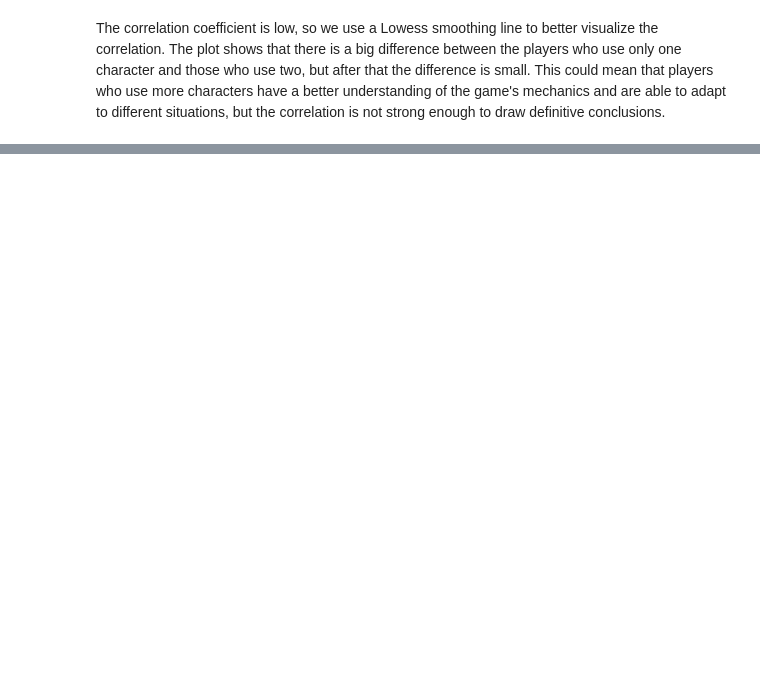
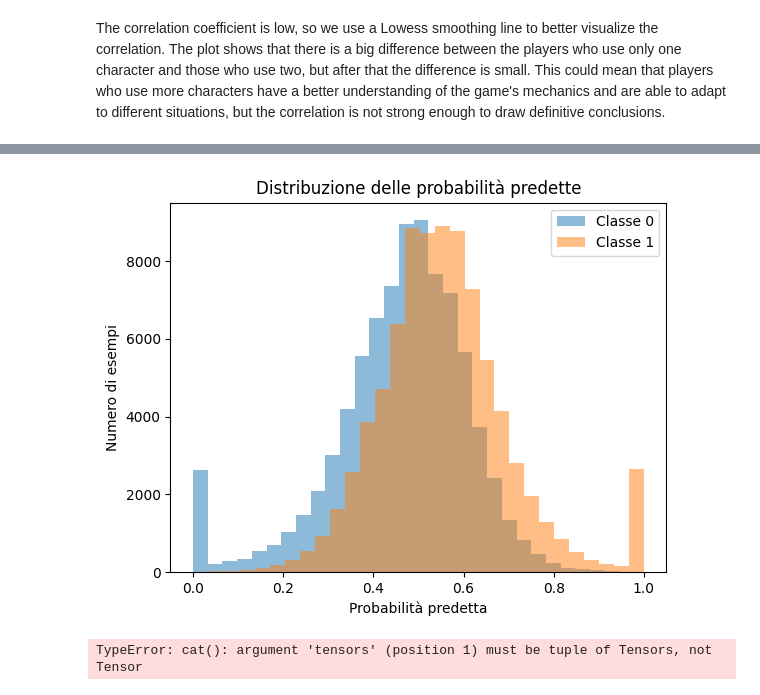
Before and after one commit to RCuccia02/SF6DataAnalysis, a Jupyter notebook: sf6_match_analysis.ipynb, the cells around one changed output, grey strips where cells are left out. Cells and saved outputs as stored; diff of their text form; code cells hidden in the pictures; blank space fills up the shorter version.

```diff
--- a/sf6_match_analysis.ipynb
+++ b/sf6_match_analysis.ipynb
@@ -676,0 +925,20 @@ trainer.fit(model, train_loader, test_loader)
+# %%
+plt.figure()
+plt.hist(all_probs[all_labels==0], bins=30, alpha=0.5, label='Classe 0')
+plt.hist(all_probs[all_labels==1], bins=30, alpha=0.5, label='Classe 1')
+plt.xlabel('Probabilità predetta')
+plt.ylabel('Numero di esempi')
+plt.title('Distribuzione delle probabilità predette')
+plt.legend()
+plt.show()
+# %% [output]
+[figure, added]
+# %%
+all_probs_tensor = torch.cat(all_probs)  # ora è un tensore 1D o 2D
+all_preds_tensor = torch.cat(all_preds)
+all_labels_tensor = torch.cat(all_labels)
+mask = (all_probs_tensor <= 0.001) | (all_probs_tensor >= 0.999)
+extreme_df = df_test_full[mask.numpy()]
+display(extreme_df)
+# %% [output]
+TypeError: cat(): argument 'tensors' (position 1) must be tuple of Tensors, not Tensor
```
Also changed, not shown: parts of 36 cells of this notebook, 32 other files.
